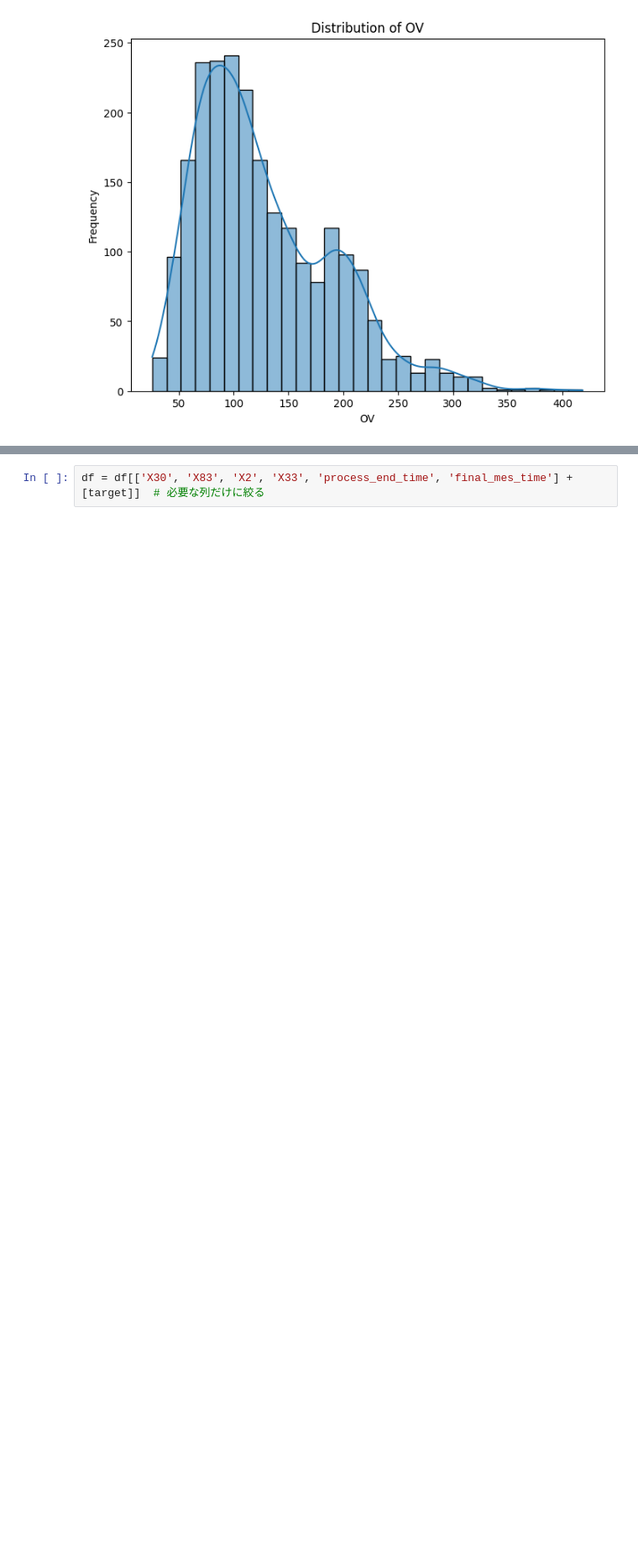
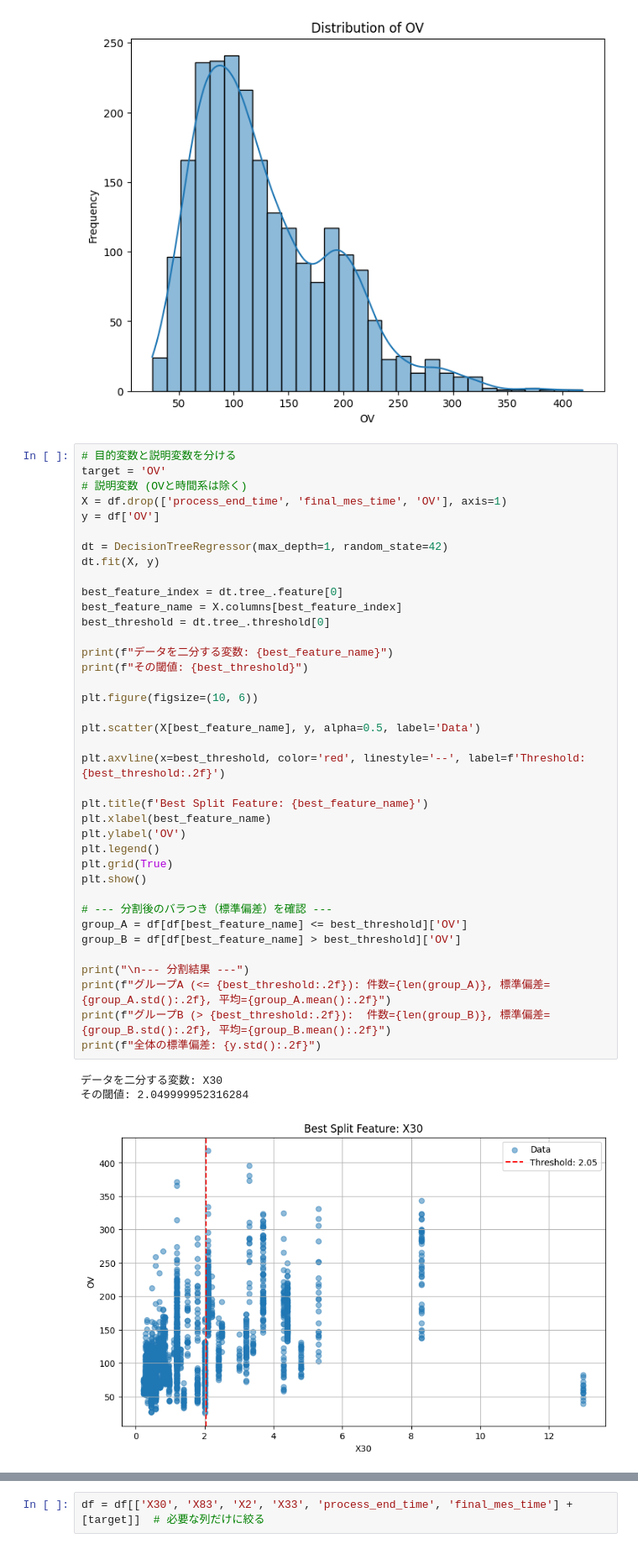
Before and after one commit to asa-neko/SCM_Final_Report, a Jupyter notebook: test.ipynb, the cells around one changed output, grey strips where cells are left out. Shown at 84% size. Cells and saved outputs as stored; diff of their text form; blank space fills up the shorter version.

```diff
--- a/test.ipynb
+++ b/test.ipynb
@@ -47,3 +50,45 @@ plt.ylabel('Frequency')
 plt.show()
 # %% [output]
 [figure]
+# %%
+# 目的変数と説明変数を分ける
+target = 'OV'
+# 説明変数 (OVと時間系は除く)
+X = df.drop(['process_end_time', 'final_mes_time', 'OV'], axis=1)
+y = df['OV']
+
+dt = DecisionTreeRegressor(max_depth=1, random_state=42)
+dt.fit(X, y)
+
+best_feature_index = dt.tree_.feature[0]
+best_feature_name = X.columns[best_feature_index]
+best_threshold = dt.tree_.threshold[0]
+
+print(f"データを二分する変数: {best_feature_name}")
+print(f"その閾値: {best_threshold}")
+
+plt.figure(figsize=(10, 6))
+
+plt.scatter(X[best_feature_name], y, alpha=0.5, label='Data')
+
+plt.axvline(x=best_threshold, color='red', linestyle='--', label=f'Threshold: {best_threshold:.2f}')
+
+plt.title(f'Best Split Feature: {best_feature_name}')
+plt.xlabel(best_feature_name)
+plt.ylabel('OV')
+plt.legend()
+plt.grid(True)
+plt.show()
+
+# --- 分割後のバラつき（標準偏差）を確認 ---
+group_A = df[df[best_feature_name] <= best_threshold]['OV']
+group_B = df[df[best_feature_name] > best_threshold]['OV']
+
+print("\n--- 分割結果 ---")
+print(f"グループA (<= {best_threshold:.2f}): 件数={len(group_A)}, 標準偏差={group_A.std():.2f}, 平均={group_A.mean():.2f}")
+print(f"グループB (> {best_threshold:.2f}):  件数={len(group_B)}, 標準偏差={group_B.std():.2f}, 平均={group_B.mean():.2f}")
+print(f"全体の標準偏差: {y.std():.2f}")
+# %% [output]
+データを二分する変数: X30
+その閾値: 2.049999952316284
+[figure, added]
```
Also changed, not shown: parts of 3 cells of this notebook.
